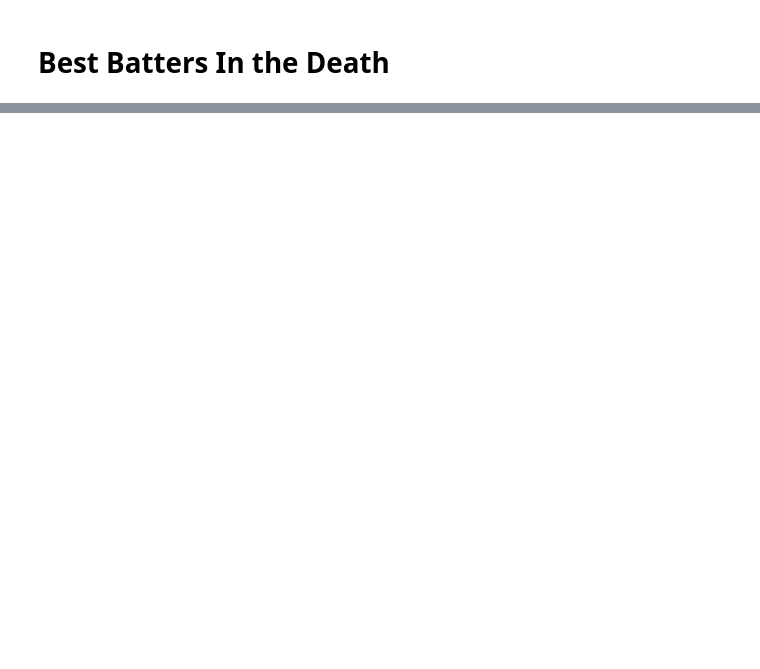
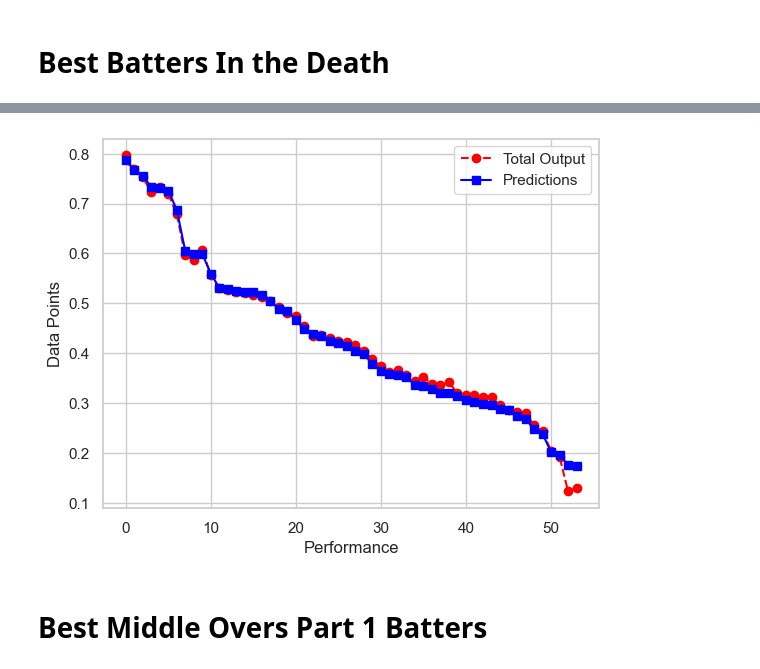
Before and after one commit to anubrotoGhose/IPL-Top-Players, a Jupyter notebook: IPL Batting Performance-Extra.ipynb, the cells around one changed output, grey strips where cells are left out. Drawn from its saved outputs; the diff is of its cells as text; code cells hidden in the pictures; blank space fills up the shorter version.

```diff
--- a/IPL Batting Performance-Extra.ipynb
+++ b/IPL Batting Performance-Extra.ipynb
@@ -2242,0 +2335,12 @@ merged_filtered_sorted_batting_death_df
+# %%
+import matplotlib.pyplot as plt
+plt.plot(np.array(merged_batting_powerplay_df["performance"]), label='Total Output',  marker='o', linestyle='--', color ="red")
+plt.plot(np.array(merged_batting_powerplay_df["Predicted Performance"]), label='Predictions',  marker='s', linestyle='-', color = "blue")
+plt.xlabel('Performance')
+plt.ylabel('Data Points')
+plt.legend()
+plt.show()
+# %% [output]
+[figure, added]
+# %% [markdown]
+# Best Middle Overs Part 1 Batters
```
Also changed, not shown: parts of 69 cells of this notebook, 9 other files.
